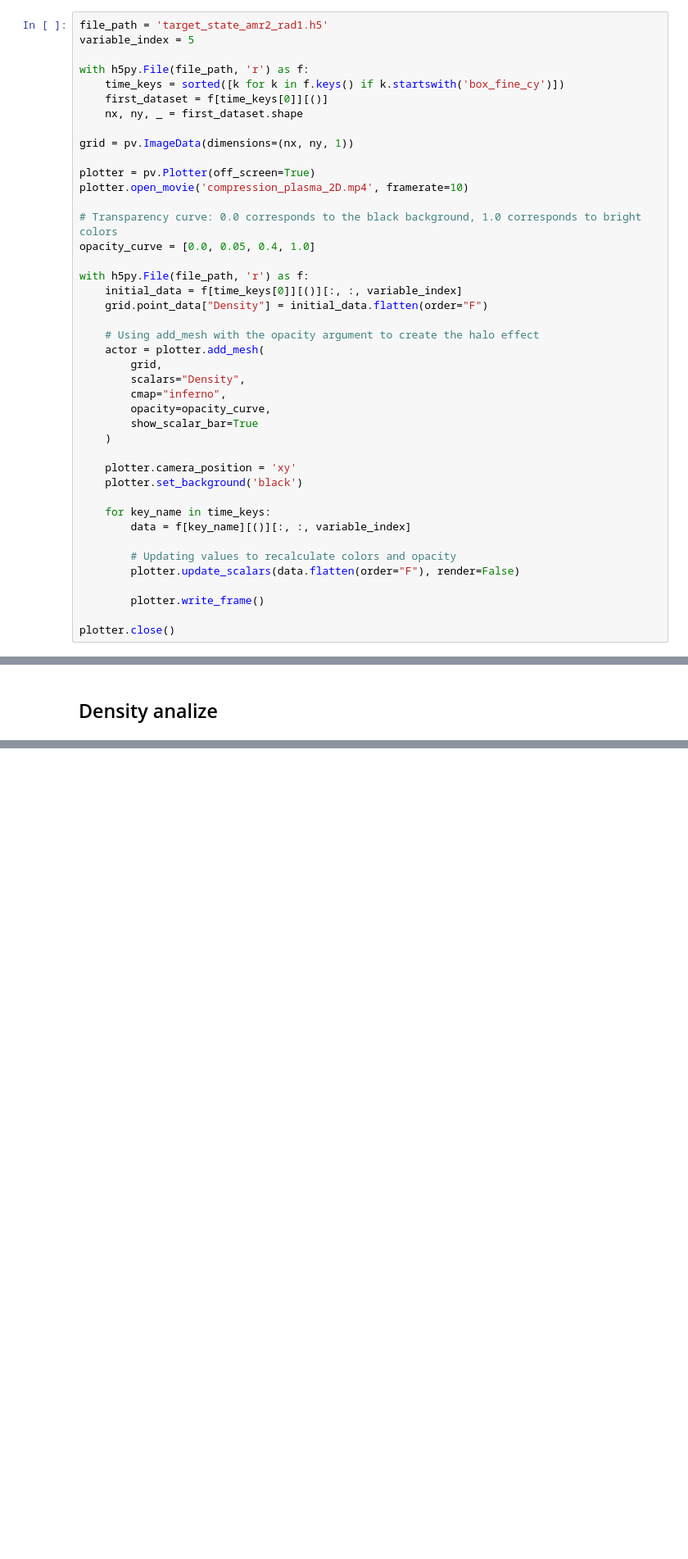
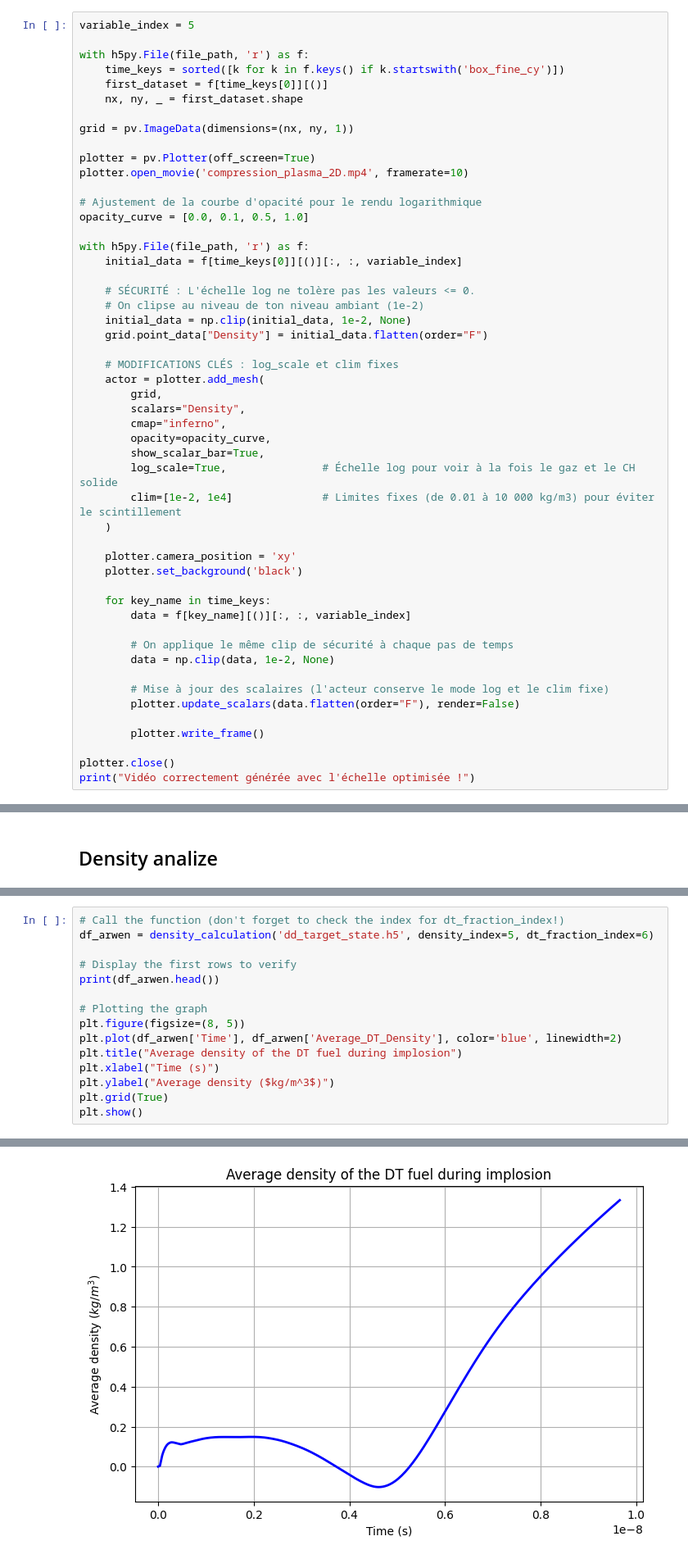
Before and after one commit to clarajdr/Omega60-DD-ICF-simulation, a Jupyter notebook: Dataanalyse.ipynb, the cells around one changed output, grey strips where cells are left out. Shown at 82% size. Cells and saved outputs as stored; diff of their text form; blank space fills up the shorter version.

```diff
--- a/Dataanalyse.ipynb
+++ b/Dataanalyse.ipynb
@@ -11,5 +46,4 @@ import pyvista as pv
 # %%
-file_path = 'target_state_amr2_rad1.h5'
 variable_index = 5
 
 with h5py.File(file_path, 'r') as f:
@@ -22,20 +56,26 @@ grid = pv.ImageData(dimensions=(nx, ny, 1))
 plotter = pv.Plotter(off_screen=True)
 plotter.open_movie('compression_plasma_2D.mp4', framerate=10)
 
-# Transparency curve: 0.0 corresponds to the black background, 1.0 corresponds to bright colors
-opacity_curve = [0.0, 0.05, 0.4, 1.0]
+# Ajustement de la courbe d'opacité pour le rendu logarithmique
+opacity_curve = [0.0, 0.1, 0.5, 1.0]
 
 with h5py.File(file_path, 'r') as f:
     initial_data = f[time_keys[0]][()][:, :, variable_index]
+
+    # SÉCURITÉ : L'échelle log ne tolère pas les valeurs <= 0.
+    # On clipse au niveau de ton niveau ambiant (1e-2)
+    initial_data = np.clip(initial_data, 1e-2, None)
     grid.point_data["Density"] = initial_data.flatten(order="F")
 
-    # Using add_mesh with the opacity argument to create the halo effect
+    # MODIFICATIONS CLÉS : log_scale et clim fixes
     actor = plotter.add_mesh(
         grid,
         scalars="Density",
         cmap="inferno",
         opacity=opacity_curve,
-        show_scalar_bar=True
+        show_scalar_bar=True,
+        log_scale=True,               # Échelle log pour voir à la fois le gaz et le CH solide
+        clim=[1e-2, 1e4]              # Limites fixes (de 0.01 à 10 000 kg/m3) pour éviter le scintillement
     )
 
     plotter.camera_position = 'xy'
@@ -44,9 +84,13 @@ with h5py.File(file_path, 'r') as f:
     for key_name in time_keys:
         data = f[key_name][()][:, :, variable_index]
 
-        # Updating values to recalculate colors and opacity
+        # On applique le même clip de sécurité à chaque pas de temps
+        data = np.clip(data, 1e-2, None)
+
+        # Mise à jour des scalaires (l'acteur conserve le mode log et le clim fixe)
         plotter.update_scalars(data.flatten(order="F"), render=False)
 
         plotter.write_frame()
 
 plotter.close()
+print("Vidéo correctement générée avec l'échelle optimisée !")
@@ -194,0 +162,16 @@ print(df_arwen[['Temps', 'Densite_DT_Totale', 'Delta_t', 'Densite_Cumulee']].hea
+# %%
+# Call the function (don't forget to check the index for dt_fraction_index!)
+df_arwen = density_calculation('dd_target_state.h5', density_index=5, dt_fraction_index=6)
+
+# Display the first rows to verify
+print(df_arwen.head())
+
+# Plotting the graph
+plt.figure(figsize=(8, 5))
+plt.plot(df_arwen['Time'], df_arwen['Average_DT_Density'], color='blue', linewidth=2)
+plt.title("Average density of the DT fuel during implosion")
+plt.xlabel("Time (s)")
+plt.ylabel("Average density ($kg/m^3$)")
+plt.grid(True)
+plt.show()
+# %% [output]
@@ -194,0 +184 @@ print(df_arwen[['Temps', 'Densite_DT_Totale', 'Delta_t', 'Densite_Cumulee']].hea
+[figure, added]
```
Also changed, not shown: parts of 14 cells of this notebook, 2 other files.
